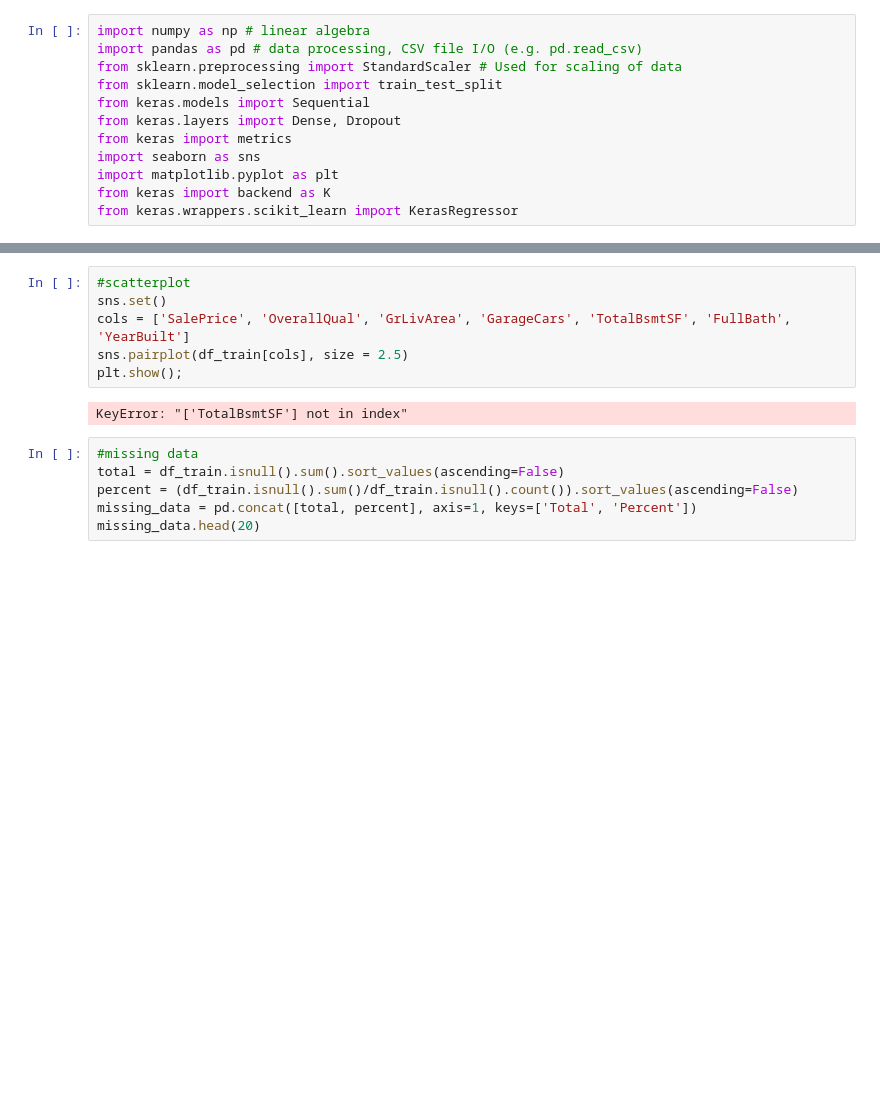
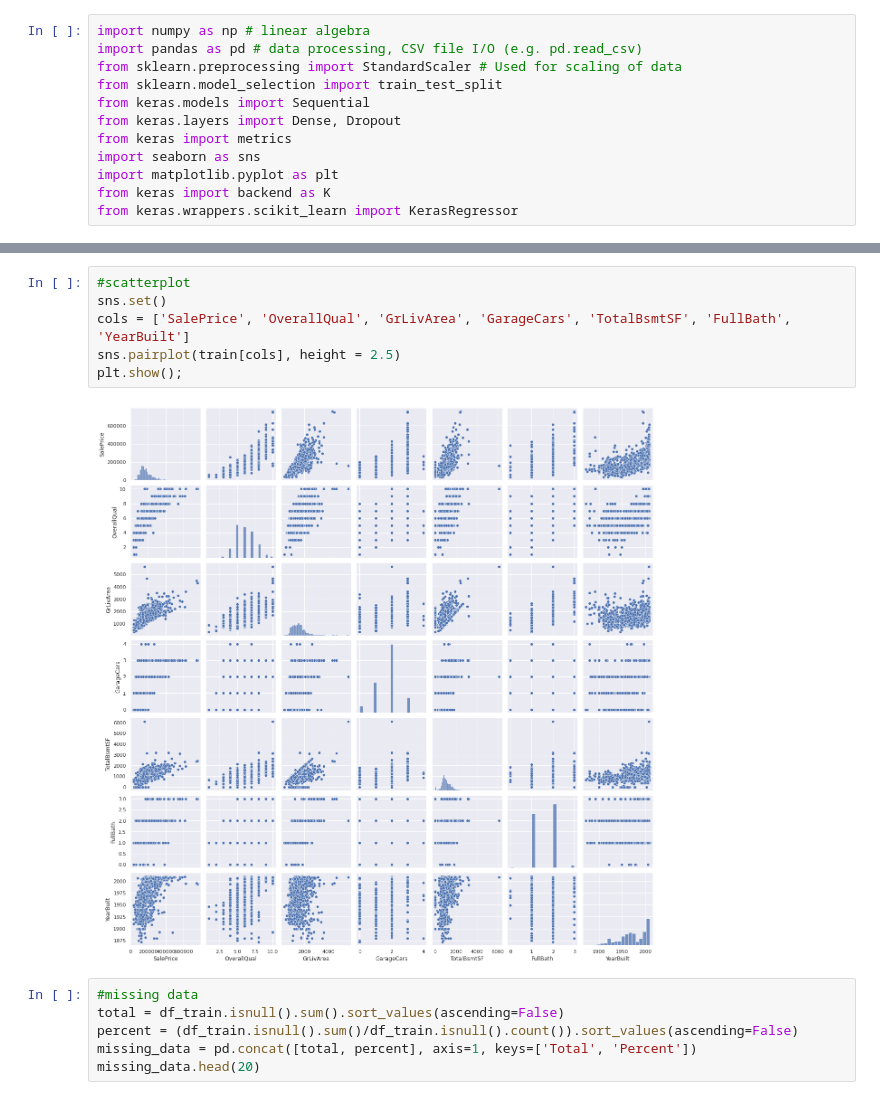
Before and after one commit to bhjo0930/kaggle_house_price, a Jupyter notebook: house-price-keras.ipynb, the cells around one changed output, grey strips where cells are left out. Saved outputs shown, nothing was run; the diff lists cells and outputs as text; blank space fills up the shorter version.

```diff
--- a/house-price-keras.ipynb
+++ b/house-price-keras.ipynb
@@ -77,11 +68,11 @@ plt.show()
 # %%
 #scatterplot
 sns.set()
 cols = ['SalePrice', 'OverallQual', 'GrLivArea', 'GarageCars', 'TotalBsmtSF', 'FullBath', 'YearBuilt']
-sns.pairplot(df_train[cols], size = 2.5)
+sns.pairplot(train[cols], height = 2.5)
 plt.show();
 # %% [output]
-KeyError: "['TotalBsmtSF'] not in index"
+[figure, added]
 # %%
 #missing data
 total = df_train.isnull().sum().sort_values(ascending=False)
```
Also changed, not shown: parts of 8 cells of this notebook.
